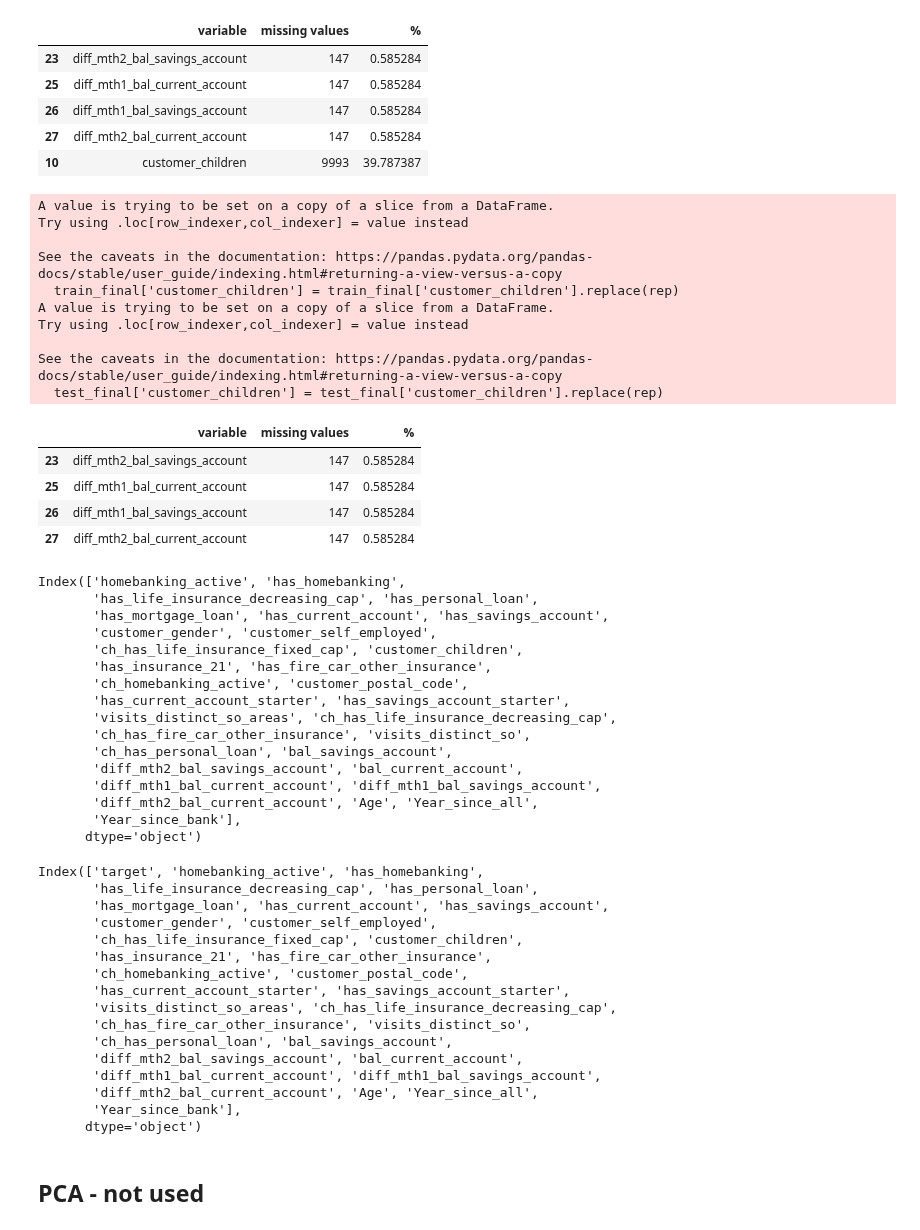
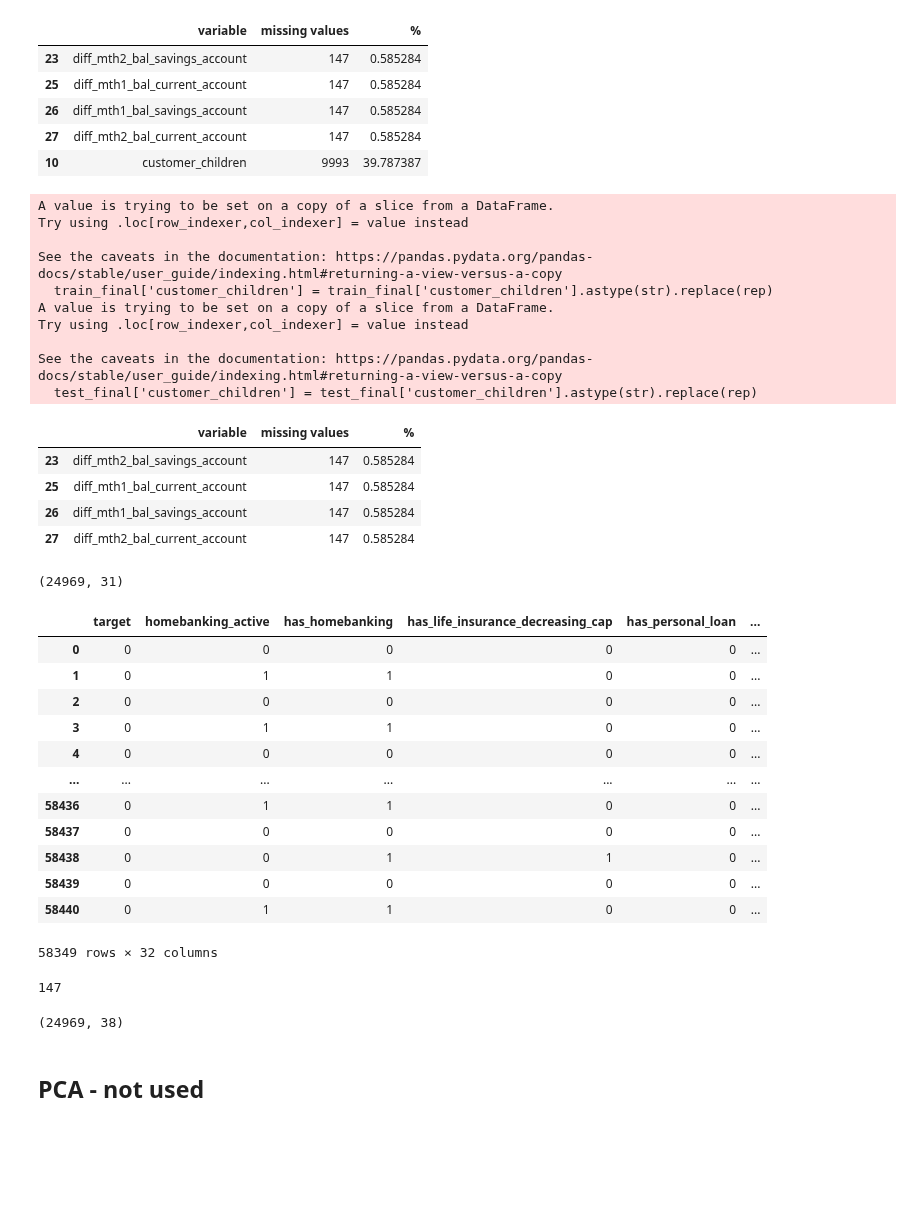
Before and after one commit to AliSafieddine/Churn-Prediction, a Jupyter notebook: Prediction_v1.ipynb, the cells around one changed output. Saved outputs shown, nothing was run; the diff lists cells and outputs as text; code cells hidden in the pictures; blank space fills up the shorter version.

Commit message:
dataset shapes fixed. more updates to come tmrw

```diff
--- a/Prediction_v1.ipynb
+++ b/Prediction_v1.ipynb
@@ -584,20 +584,20 @@ missing_df
 | 10 | customer_children | 9993 | 39.787387 |
 # %%
 rep = {'onebaby':'yes','preschool':'yes', 'young':'yes','adolescent':'yes','grownup':'yes','mature':'yes',
-      np.nan:'missing'}
-train_final['customer_children'] = train_final['customer_children'].replace(rep)
-test_final['customer_children'] = test_final['customer_children'].replace(rep)
+      np.nan:'missing','nan':'yes'}
+train_final['customer_children'] = train_final['customer_children'].astype(str).replace(rep)
+test_final['customer_children'] = test_final['customer_children'].astype(str).replace(rep)
 # %% [output]
 A value is trying to be set on a copy of a slice from a DataFrame.
 Try using .loc[row_indexer,col_indexer] = value instead
 
 See the caveats in the documentation: https://pandas.pydata.org/pandas-docs/stable/user_guide/indexing.html#returning-a-view-versus-a-copy
-  train_final['customer_children'] = train_final['customer_children'].replace(rep)
+  train_final['customer_children'] = train_final['customer_children'].astype(str).replace(rep)
 A value is trying to be set on a copy of a slice from a DataFrame.
 Try using .loc[row_indexer,col_indexer] = value instead
 
 See the caveats in the documentation: https://pandas.pydata.org/pandas-docs/stable/user_guide/indexing.html#returning-a-view-versus-a-copy
-  test_final['customer_children'] = test_final['customer_children'].replace(rep)
+  test_final['customer_children'] = test_final['customer_children'].astype(str).replace(rep)
 # %%
 missing_df = test_final.isnull().sum(axis=0).reset_index()
 missing_df.columns = ['variable', 'missing values']
@@ -614,43 +614,33 @@ missing_df
 train_final = train_final.dropna()
 test_final = test_final.dropna()
 # %%
-test_final.columns
+test_final.shape
 # %% [output]
-Index(['homebanking_active', 'has_homebanking',
-       'has_life_insurance_decreasing_cap', 'has_personal_loan',
-       'has_mortgage_loan', 'has_current_account', 'has_savings_account',
-       'customer_gender', 'customer_self_employed',
-       'ch_has_life_insurance_fixed_cap', 'customer_children',
-       'has_insurance_21', 'has_fire_car_other_insurance',
-       'ch_homebanking_active', 'customer_postal_code',
-       'has_current_account_starter', 'has_savings_account_starter',
-       'visits_distinct_so_areas', 'ch_has_life_insurance_decreasing_cap',
-       'ch_has_fire_car_other_insurance', 'visits_distinct_so',
-       'ch_has_personal_loan', 'bal_savings_account',
-       'diff_mth2_bal_savings_account', 'bal_current_account',
-       'diff_mth1_bal_current_account', 'diff_mth1_bal_savings_account',
-       'diff_mth2_bal_current_account', 'Age', 'Year_since_all',
-       'Year_since_bank'],
-      dtype='object')
+(24969, 31)
 # %%
-train_final.columns
+train_final
 # %% [output]
+|  | target | homebanking_active | has_homebanking | has_life_insurance_decreasing_cap | has_personal_loan | ... |
+| 0 | 0 | 0 | 0 | 0 | 0 | ... |
+| 1 | 0 | 1 | 1 | 0 | 0 | ... |
+| 2 | 0 | 0 | 0 | 0 | 0 | ... |
+| 3 | 0 | 1 | 1 | 0 | 0 | ... |
+| 4 | 0 | 0 | 0 | 0 | 0 | ... |
+| ... | ... | ... | ... | ... | ... | ... |
+| 58436 | 0 | 1 | 1 | 0 | 0 | ... |
+| 58437 | 0 | 0 | 0 | 0 | 0 | ... |
+| 58438 | 0 | 0 | 1 | 1 | 0 | ... |
+| 58439 | 0 | 0 | 0 | 0 | 0 | ... |
+| 58440 | 0 | 1 | 1 | 0 | 0 | ... |
-Index(['target', 'homebanking_active', 'has_homebanking',
-       'has_life_insurance_decreasing_cap', 'has_personal_loan',
-       'has_mortgage_loan', 'has_current_account', 'has_savings_account',
-       'customer_gender', 'customer_self_employed',
-       'ch_has_life_insurance_fixed_cap', 'customer_children',
-       'has_insurance_21', 'has_fire_car_other_insurance',
-       'ch_homebanking_active', 'customer_postal_code',
-       'has_current_account_starter', 'has_savings_account_starter',
-       'visits_distinct_so_areas', 'ch_has_life_insurance_decreasing_cap',
-       'ch_has_fire_car_other_insurance', 'visits_distinct_so',
-       'ch_has_personal_loan', 'bal_savings_account',
-       'diff_mth2_bal_savings_account', 'bal_current_account',
-       'diff_mth1_bal_current_account', 'diff_mth1_bal_savings_account',
-       'diff_mth2_bal_current_account', 'Age', 'Year_since_all',
-       'Year_since_bank'],
-      dtype='object')
+58349 rows × 32 columns
+# %%
+test1.shape[0]-test_final.shape[0]
+# %% [output]
+147
+# %%
+test_final.shape
+# %% [output]
+(24969, 38)
 # %% [markdown]
 ## PCA - not used
 # %%
```
Also changed, not shown: parts of 24 cells of this notebook.
